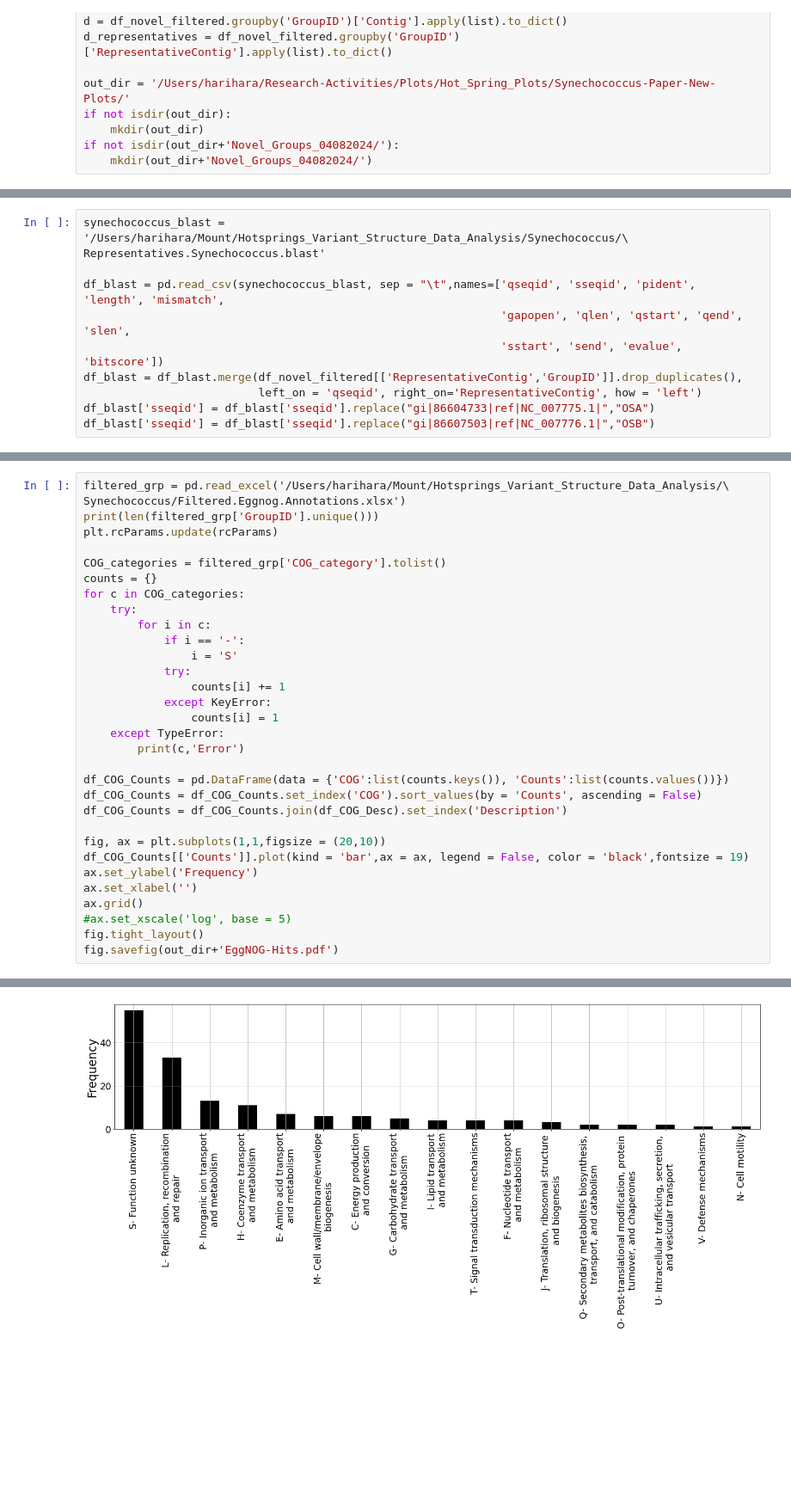
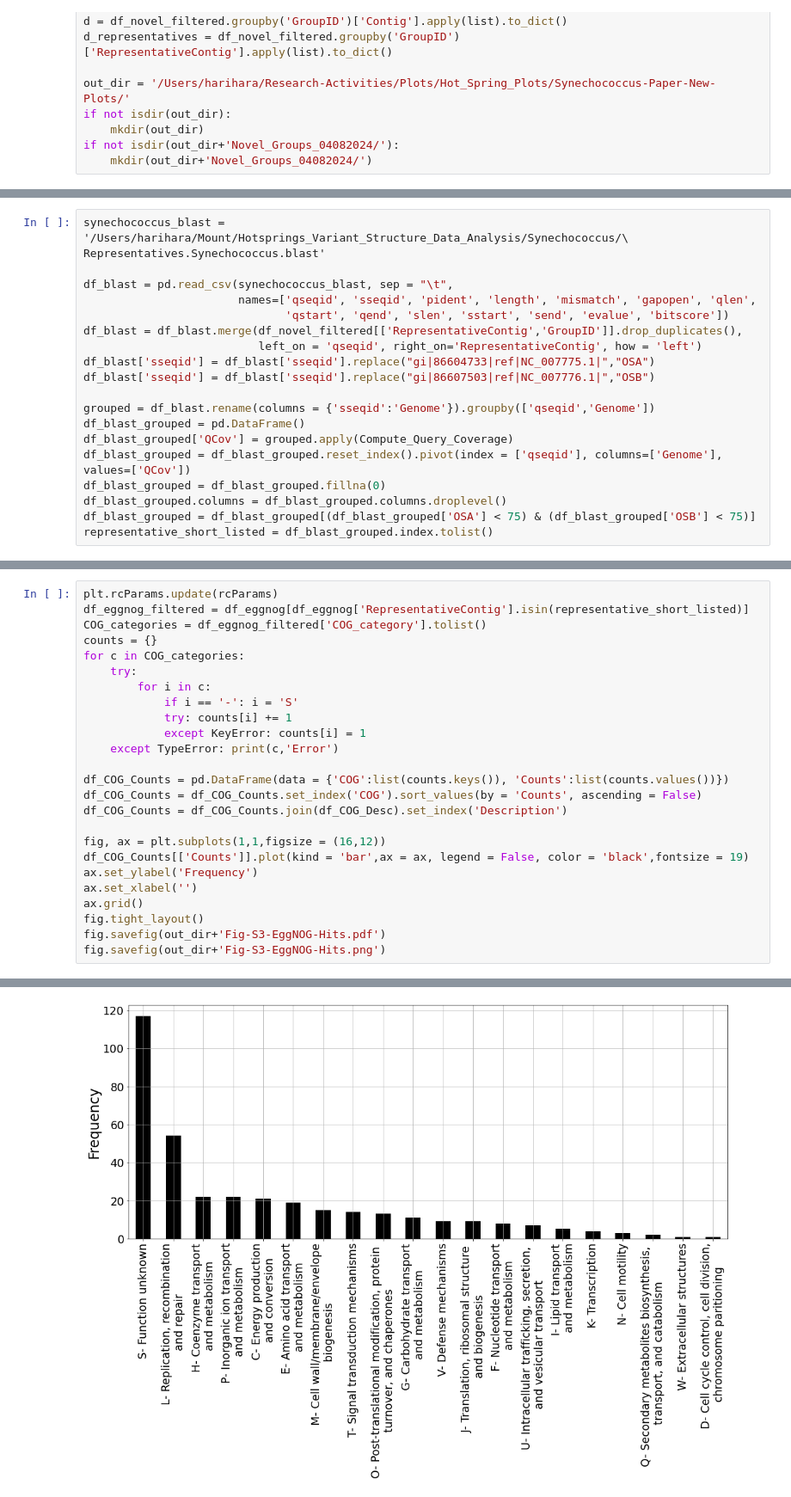
Before and after one commit to hsmurali/Hot_Springs_Analysis, a Jupyter notebook: Scripts/Synechococcus_Paper/Gene-Plot-COG-Categories.ipynb, the cells around one changed output, grey strips where cells are left out. Shown at 86% size. Saved outputs shown, nothing was run; the diff lists cells and outputs as text; blank space fills up the shorter version.

Commit message:
Updated plotting code

```diff
--- a/Scripts/Synechococcus_Paper/Gene-Plot-COG-Categories.ipynb
+++ b/Scripts/Synechococcus_Paper/Gene-Plot-COG-Categories.ipynb
@@ -212,10 +218,19 @@ colors = {'C' : 'red', 'L':'blue', 'P':'green', '-':'grey', 'M':'orange', 'I':'g
 synechococcus_blast = '/Users/harihara/Mount/Hotsprings_Variant_Structure_Data_Analysis/Synechococcus/\
 Representatives.Synechococcus.blast'
 
-df_blast = pd.read_csv(synechococcus_blast, sep = "\t",names=['qseqid', 'sseqid', 'pident', 'length', 'mismatch',
-                                                              'gapopen', 'qlen', 'qstart', 'qend', 'slen',
-                                                              'sstart', 'send', 'evalue', 'bitscore'])
+df_blast = pd.read_csv(synechococcus_blast, sep = "\t",
+                       names=['qseqid', 'sseqid', 'pident', 'length', 'mismatch', 'gapopen', 'qlen',
+                              'qstart', 'qend', 'slen', 'sstart', 'send', 'evalue', 'bitscore'])
 df_blast = df_blast.merge(df_novel_filtered[['RepresentativeContig','GroupID']].drop_duplicates(),
                           left_on = 'qseqid', right_on='RepresentativeContig', how = 'left')
 df_blast['sseqid'] = df_blast['sseqid'].replace("gi|86604733|ref|NC_007775.1|","OSA")
 df_blast['sseqid'] = df_blast['sseqid'].replace("gi|86607503|ref|NC_007776.1|","OSB")
+
+grouped = df_blast.rename(columns = {'sseqid':'Genome'}).groupby(['qseqid','Genome'])
+df_blast_grouped = pd.DataFrame()
+df_blast_grouped['QCov'] = grouped.apply(Compute_Query_Coverage)
+df_blast_grouped = df_blast_grouped.reset_index().pivot(index = ['qseqid'], columns=['Genome'], values=['QCov'])
+df_blast_grouped = df_blast_grouped.fillna(0)
+df_blast_grouped.columns = df_blast_grouped.columns.droplevel()
+df_blast_grouped = df_blast_grouped[(df_blast_grouped['OSA'] < 75) & (df_blast_grouped['OSB'] < 75)]
+representative_short_listed = df_blast_grouped.index.tolist()
@@ -222,33 +241,26 @@ df_blast['sseqid'] = df_blast['sseqid'].replace("gi|86607503|ref|NC_007776.1|","
 # %%
-filtered_grp = pd.read_excel('/Users/harihara/Mount/Hotsprings_Variant_Structure_Data_Analysis/\
-Synechococcus/Filtered.Eggnog.Annotations.xlsx')
-print(len(filtered_grp['GroupID'].unique()))
 plt.rcParams.update(rcParams)
-
-COG_categories = filtered_grp['COG_category'].tolist()
+df_eggnog_filtered = df_eggnog[df_eggnog['RepresentativeContig'].isin(representative_short_listed)]
+COG_categories = df_eggnog_filtered['COG_category'].tolist()
 counts = {}
 for c in COG_categories:
     try:
         for i in c:
-            if i == '-':
-                i = 'S'
-            try:
-                counts[i] += 1
-            except KeyError:
-                counts[i] = 1
-    except TypeError:
-        print(c,'Error')
+            if i == '-': i = 'S'
+            try: counts[i] += 1
+            except KeyError: counts[i] = 1
+    except TypeError: print(c,'Error')
 
 df_COG_Counts = pd.DataFrame(data = {'COG':list(counts.keys()), 'Counts':list(counts.values())})
 df_COG_Counts = df_COG_Counts.set_index('COG').sort_values(by = 'Counts', ascending = False)
 df_COG_Counts = df_COG_Counts.join(df_COG_Desc).set_index('Description')
 
-fig, ax = plt.subplots(1,1,figsize = (20,10))
+fig, ax = plt.subplots(1,1,figsize = (16,12))
 df_COG_Counts[['Counts']].plot(kind = 'bar',ax = ax, legend = False, color = 'black',fontsize = 19)
 ax.set_ylabel('Frequency')
 ax.set_xlabel('')
 ax.grid()
-#ax.set_xscale('log', base = 5)
 fig.tight_layout()
-fig.savefig(out_dir+'EggNOG-Hits.pdf')
+fig.savefig(out_dir+'Fig-S3-EggNOG-Hits.pdf')
+fig.savefig(out_dir+'Fig-S3-EggNOG-Hits.png')
 # %% [output]
@@ -265,4 +267,4 @@ nan Error
-[figure, old version]
+[figure, new version]
 # %%
 plt.rcParams.update(rcParams)
 OSA_All_Counts, OSB_All_Counts = {}, {}
```
Also changed, not shown: parts of 9 cells of this notebook, 1 other file.
